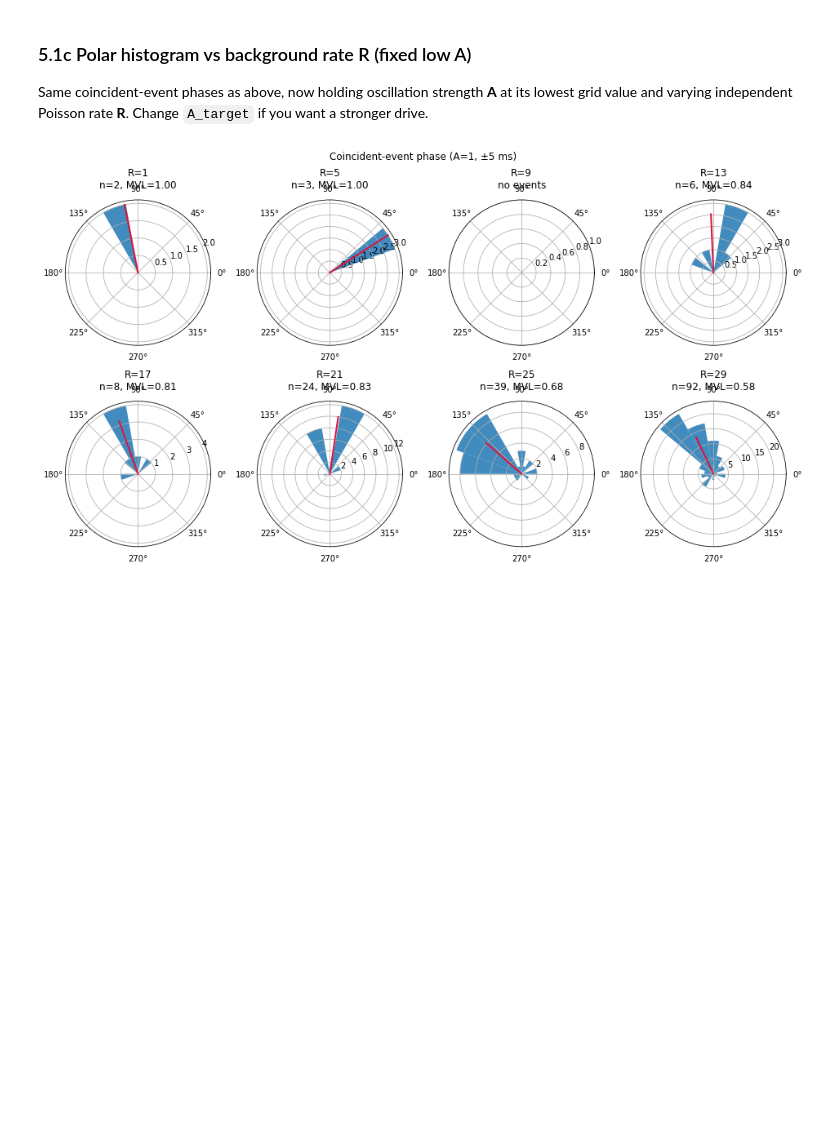
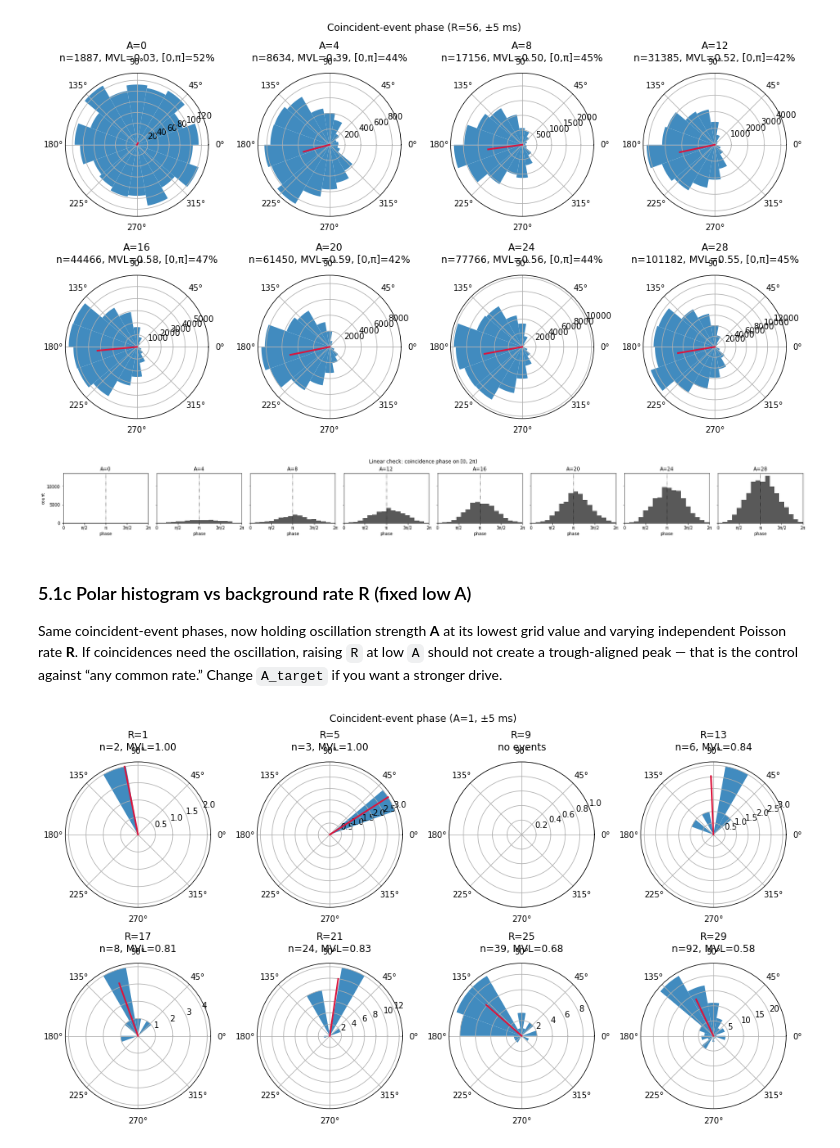
Before and after one commit to miguelconcham/play-bout-analysis-behavior-and-physiology, a Jupyter notebook: Complementary figures/LIF neuron model.ipynb, the cells around one changed output. Drawn from its saved outputs; the diff is of its cells as text; code cells hidden in the pictures; blank space fills up the shorter version.

```diff
--- a/Complementary figures/LIF neuron model.ipynb
+++ b/Complementary figures/LIF neuron model.ipynb
@@ -435,11 +537,22 @@ for r in results:
             if coinc_t.size:
                 phases.append(oscillation_phase(coinc_t, f_osc))
 
-    coincidence_phase_map[key] = (
+    coincidence_phase_map[key] = wrap_phase_0_2pi(
         np.concatenate(phases) if phases else np.array([])
     )
 
 n_events = sum(v.size for v in coincidence_phase_map.values())
 print(f"Collected {n_events} coincident events across {len(coincidence_phase_map)} (A, R) keys")
 print(f"R_target = {R_target}, f = {f_osc} Hz, window = {coincidence_window * 1e3:.0f} ms")
+print("Phase range check (must span ~[0, 2pi]; [0,pi) fraction ~0.5 if uniform):")
+for A in A_vals:
+    key = (A, R_target)
+    ph = coincidence_phase_map.get(key, np.array([]))
+    if ph.size == 0:
+        print(f"  A={A}: no events")
+        continue
+    print(
+        f"  A={A}: n={ph.size}  min={ph.min():.3f}  max={ph.max():.3f}  "
+        f"[0,pi)={np.mean(ph < np.pi):.3f}  [pi,2pi)={np.mean(ph >= np.pi):.3f}"
+    )
 # %% [output]
@@ -490,7 +570,58 @@ plt.show()
+# %%
+A_plot_coinc = [A for A in A_vals if (A, R_target) in coincidence_phase_map]
+nA = len(A_plot_coinc)
+ncols = min(nA, 4)
+nrows = int(np.ceil(nA / ncols)) if nA else 1
+
+fig, axes = plt.subplots(
+    nrows,
+    ncols,
+    figsize=(3.3 * ncols, 3.5 * nrows),
+    subplot_kw=dict(projection="polar"),
+)
+axes = np.atleast_1d(axes).ravel()
+
+for ax, A in zip(axes, A_plot_coinc):
+    plot_phase_polar(
+        ax, coincidence_phase_map[(A, R_target)], f"A={A}", n_bins=n_phase_bins
+    )
+
+for ax in axes[nA:]:
+    ax.set_visible(False)
+
+fig.suptitle(
+    f"Coincident-event phase (R={R_target}, ±{coincidence_window * 1e3:.0f} ms)",
+    y=1.02,
+)
+plt.tight_layout()
+plt.show()
+
+# Linear [0, 2pi] histograms: if [pi, 2pi] is empty here, phases were folded, not just a polar-plot clip.
+fig, axes = plt.subplots(1, max(nA, 1), figsize=(3.2 * max(nA, 1), 2.6), sharey=True)
+axes = np.atleast_1d(axes).ravel()
+bins_lin = np.linspace(0.0, 2.0 * np.pi, n_phase_bins + 1)
+for ax, A in zip(axes, A_plot_coinc):
+    ph = wrap_phase_0_2pi(coincidence_phase_map[(A, R_target)])
+    ax.hist(ph, bins=bins_lin, color="0.35", edgecolor="none")
+    ax.axvline(np.pi, color="k", ls=":", lw=1)
+    ax.set_xlim(0, 2 * np.pi)
+    ax.set_xticks([0, np.pi / 2, np.pi, 3 * np.pi / 2, 2 * np.pi])
+    ax.set_xticklabels(["0", "π/2", "π", "3π/2", "2π"])
+    ax.set_title(f"A={A}")
+    ax.set_xlabel("phase")
+for ax in axes[nA:]:
+    ax.set_visible(False)
+axes[0].set_ylabel("count")
+fig.suptitle("Linear check: coincidence phase on [0, 2π)", y=1.04)
+plt.tight_layout()
+plt.show()
+# %% [output]
+[figure, added]
+[figure, added]
 # %% [markdown]
 ### 5.1c Polar histogram vs background rate R (fixed low A)
 
-Same coincident-event phases as above, now holding oscillation strength **A** at its lowest grid value and varying independent Poisson rate **R**. Change `A_target` if you want a stronger drive.
+Same coincident-event phases, now holding oscillation strength **A** at its lowest grid value and varying independent Poisson rate **R**. If coincidences need the oscillation, raising `R` at low `A` should not create a trough-aligned peak — that is the control against “any common rate.” Change `A_target` if you want a stronger drive.
 # %%
 A_target = A_vals[0]  # lowest oscillation strength; raise this to compare a stronger drive
 
```
Also changed, not shown: parts of 27 cells of this notebook, 2 other files.
